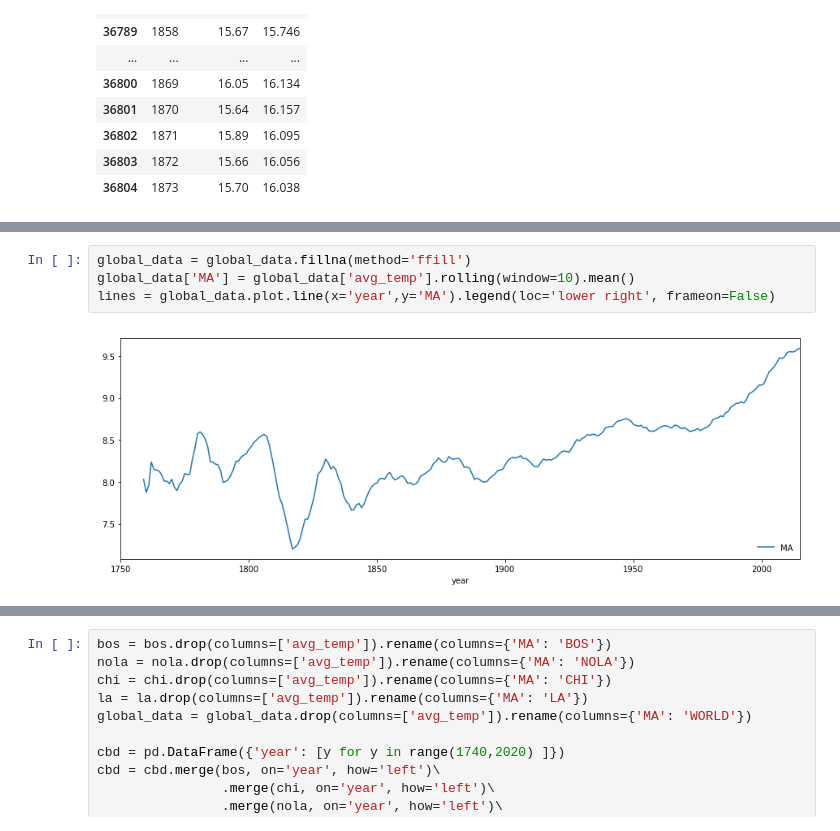
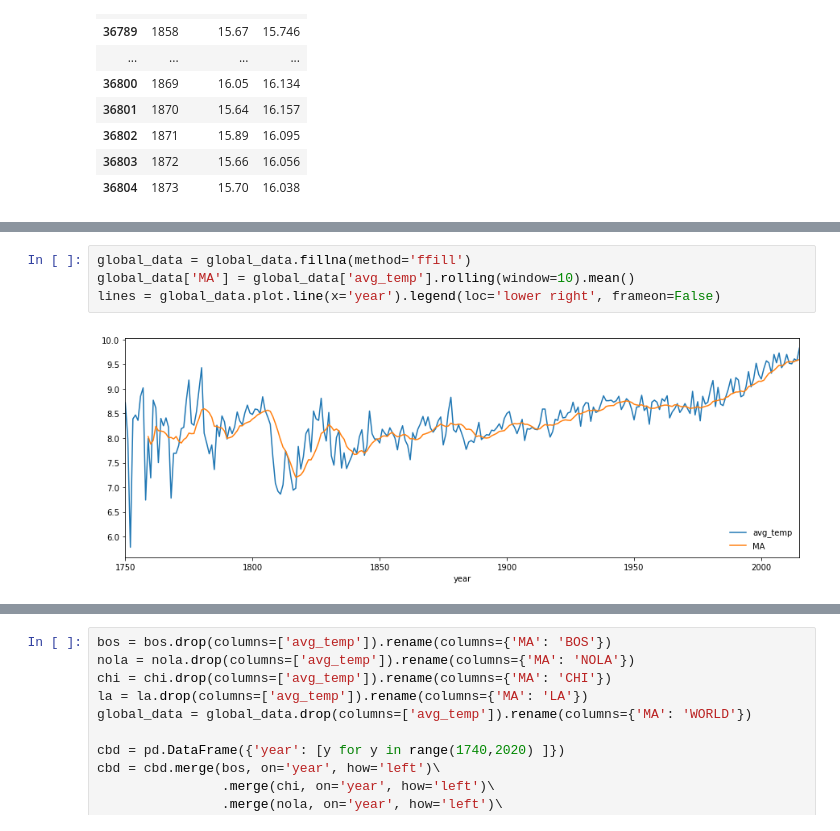
Before and after one commit to stevemn/udacity-da-weather, a Jupyter notebook: weather_trends.ipynb, the cells around one changed output, grey strips where cells are left out. Saved outputs shown, nothing was run; the diff lists cells and outputs as text.

```diff
--- a/weather_trends.ipynb
+++ b/weather_trends.ipynb
@@ -273,6 +299,6 @@ lines = la.plot.line(x='year',y='MA').legend(loc='lower right', frameon=False)
 # %%
 global_data = global_data.fillna(method='ffill')
 global_data['MA'] = global_data['avg_temp'].rolling(window=10).mean()
-lines = global_data.plot.line(x='year',y='MA').legend(loc='lower right', frameon=False)
+lines = global_data.plot.line(x='year').legend(loc='lower right', frameon=False)
 # %% [output]
-[figure, old version]
+[figure, new version]
```
Also changed, not shown: parts of 22 cells of this notebook.
